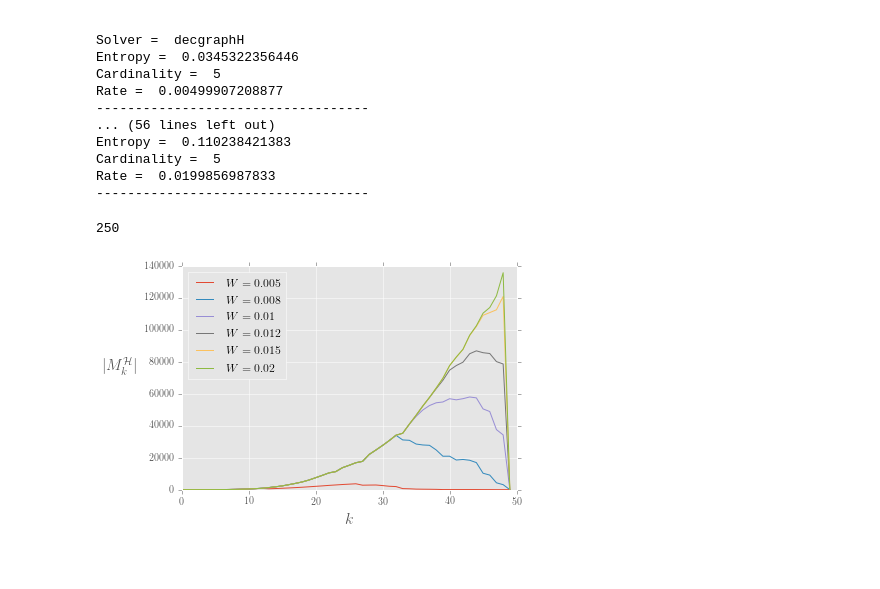
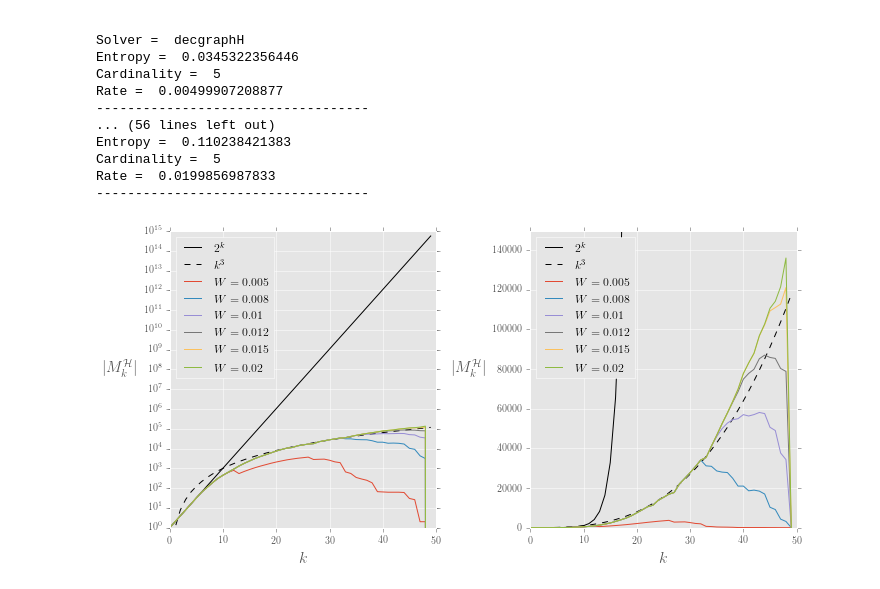
Before and after one commit to nareto/BPV, a Jupyter notebook: plot2-lenvisitlist.ipynb, the cells around one changed output. Saved outputs shown, nothing was run; the diff lists cells and outputs as text; code cells hidden in the pictures; blank space fills up the shorter version.

Commit message:
plot work

```diff
--- a/plot2-lenvisitlist.ipynb
+++ b/plot2-lenvisitlist.ipynb
@@ -74,26 +74,50 @@ for ax,col in zip(axes.flat,visitlist.columns):
 # %%
 #fig, axes = plt.subplots(3,2,figsize=(12, 12), sharex='col', sharey='row')
 #fig.subplots_adjust(hspace=0.1, wspace=0.05)
 matplotlib.style.use('ggplot')
 
-fig = plt.figure()
+fig = plt.figure(figsize=(10,5))
 ax = plt.gca()
 _dpi = 250
 fig.dpi = _dpi
 label_size = 16
 plt.rc('text', usetex=True)
 plt.rc('font', family='serif')
+trange = np.arange(0,n,1,'int')
+
+maxlen=0
+for col in visitlist.columns:
+    maxlen = max(maxlen, max(visitlist[col]))
+
+plt.subplot(1, 2, 1)
+#plt.ylim((0,maxlen*3))
+plt.yscale('log')
+plt.plot(trange,2**trange,'k',label='$2^k$')
+plt.plot(trange,trange**3,'k--',label='$k^3$')
 for col in visitlist.columns:
     #ax.set_yscale('log')
     plt.plot(visitlist[col], label='$'+col+'$')
     plt.legend(loc=2)
 plt.xlabel(r'$k$',fontsize=label_size)
 plt.ylabel(r'$|M_k^{\mathcal{H}}|$',rotation='horizontal', fontsize=label_size, horizontalalignment='right')
-print(fig.dpi)
+
+
+plt.subplot(1, 2, 2)
+plt.ylim((0,maxlen*1.1))
+plt.yscale('linear')
+plt.plot(trange,2**trange,'k',label='$2^k$')
+plt.plot(trange,trange**3,'k--',label='$k^3$')
+for col in visitlist.columns:
+    #ax.set_yscale('log')
+    plt.plot(visitlist[col], label='$'+col+'$')
+    plt.legend(loc=2)
+plt.xlabel(r'$k$',fontsize=label_size)
+plt.ylabel(r'$|M_k^{\mathcal{H}}|$',rotation='horizontal', fontsize=label_size, horizontalalignment='right')
+
+plt.tight_layout()
 plt.savefig("/home/renato/tesi/testogit/img/bpv-lenvisitlist.png",dpi=_dpi,bbox_inches='tight')
 plt.show()
 # %% [output]
-250
-[figure, old version]
+[figure, new version]
 # %%
 plt.savefig?
```
Also changed, not shown: 2 other files.
